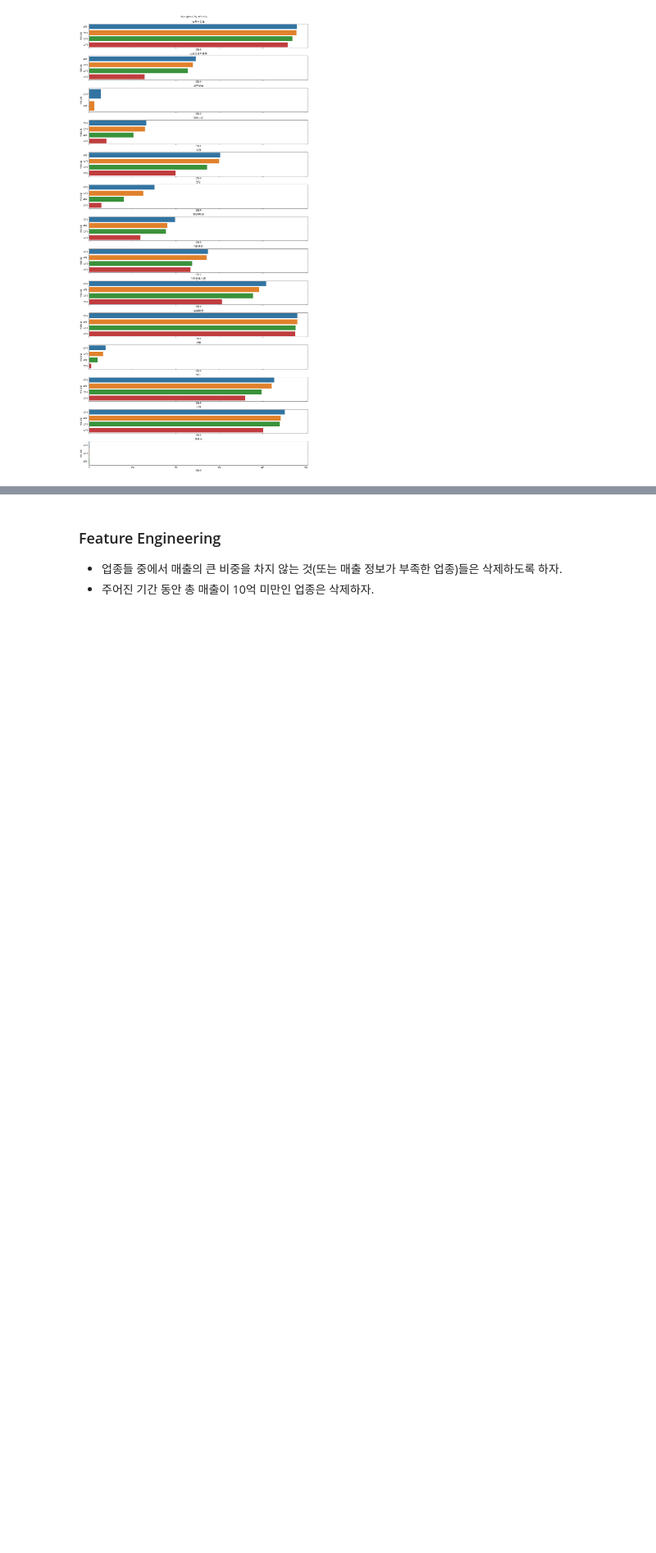
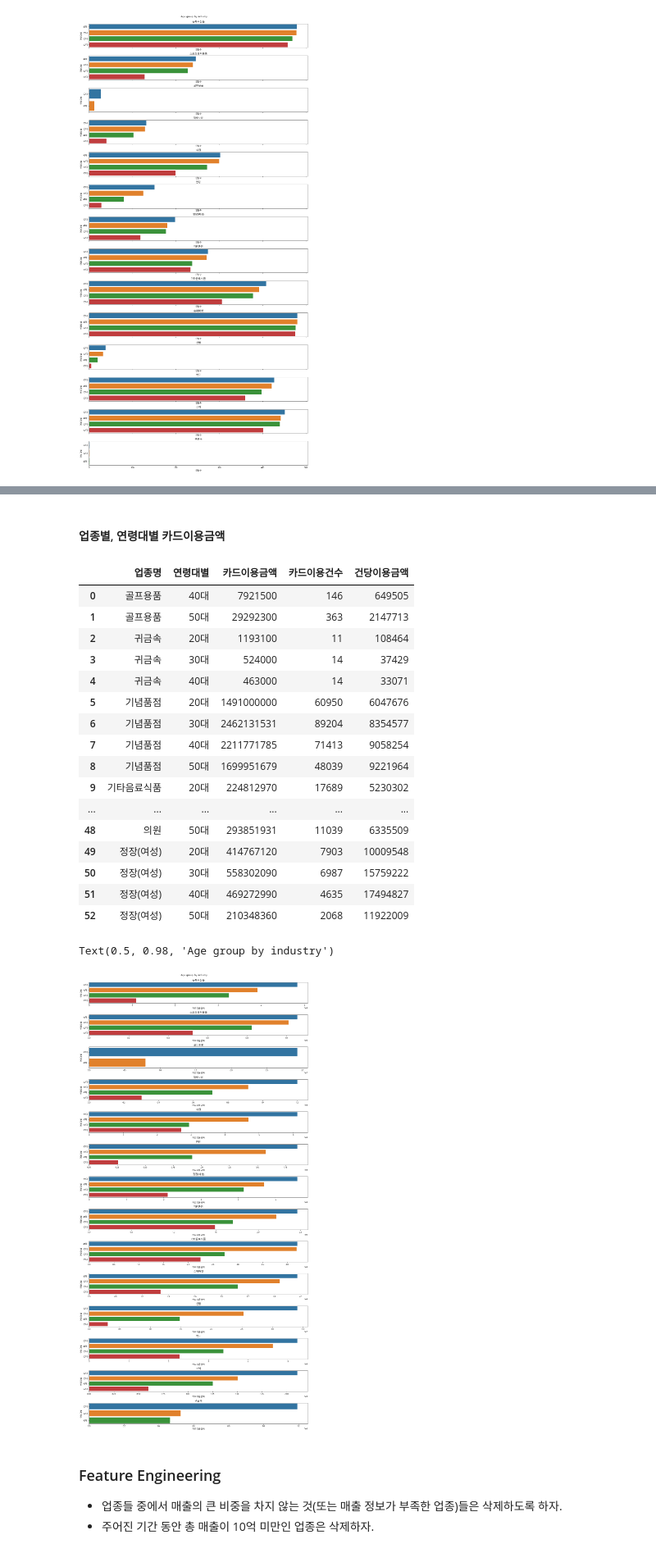
Before and after one commit to So-chankyun/consumption-pattern-analysis-of-jeju-tourist, a Jupyter notebook: consumption pattern analysis of jeju tourist.ipynb, the cells around one changed output, grey strips where cells are left out. Shown at 82% size. Cells and saved outputs as stored; diff of their text form; code cells hidden in the pictures; blank space fills up the shorter version.

```diff
--- a/consumption pattern analysis of jeju tourist.ipynb
+++ b/consumption pattern analysis of jeju tourist.ipynb
@@ -619,3 +639,37 @@ Text(0.5, 0.98, 'Age group by industry')
+# %% [markdown]
+#### 업종별, 연령대별 카드이용금액
+# %%
+#업종별로 연령대별 카드이용금액
+age_grp_by_industry = data.groupby(['업종명','연령대별']).sum('카드이용금액').reset_index()
+display(age_grp_by_industry)
+
+fig, axes = plt.subplots(nrows=len(upjong),figsize=(15,30),constrained_layout=True)
+
+for idx, industry in enumerate(upjong):
+    sns.barplot(ax=axes[idx],x='카드이용금액',y='연령대별',data=age_grp_by_industry[age_grp_by_industry['업종명']==industry].sort_values(by='카드이용금액',ascending=False))
+    axes[idx].set_title(industry)
+
+plt.suptitle('Age group by industry')
+# %% [output]
+|  | 업종명 | 연령대별 | 카드이용금액 | 카드이용건수 | 건당이용금액 |
+| 0 | 골프용품 | 40대 | 7921500 | 146 | 649505 |
+| 1 | 골프용품 | 50대 | 29292300 | 363 | 2147713 |
+| 2 | 귀금속 | 20대 | 1193100 | 11 | 108464 |
+| 3 | 귀금속 | 30대 | 524000 | 14 | 37429 |
+| 4 | 귀금속 | 40대 | 463000 | 14 | 33071 |
+| 5 | 기념품점 | 20대 | 1491000000 | 60950 | 6047676 |
+| 6 | 기념품점 | 30대 | 2462131531 | 89204 | 8354577 |
+| 7 | 기념품점 | 40대 | 2211771785 | 71413 | 9058254 |
+| 8 | 기념품점 | 50대 | 1699951679 | 48039 | 9221964 |
+| 9 | 기타음료식품 | 20대 | 224812970 | 17689 | 5230302 |
+| ... | ... | ... | ... | ... | ... |
+| 48 | 의원 | 50대 | 293851931 | 11039 | 6335509 |
+| 49 | 정장(여성) | 20대 | 414767120 | 7903 | 10009548 |
+| 50 | 정장(여성) | 30대 | 558302090 | 6987 | 15759222 |
+| 51 | 정장(여성) | 40대 | 469272990 | 4635 | 17494827 |
+| 52 | 정장(여성) | 50대 | 210348360 | 2068 | 11922009 |
+Text(0.5, 0.98, 'Age group by industry')
+[figure, added]
 # %% [markdown]
 ### Feature Engineering
 - 업종들 중에서 매출의 큰 비중을 차지 않는 것(또는 매출 정보가 부족한 업종)들은 삭제하도록 하자.
```
Also changed, not shown: parts of 12 cells of this notebook.
